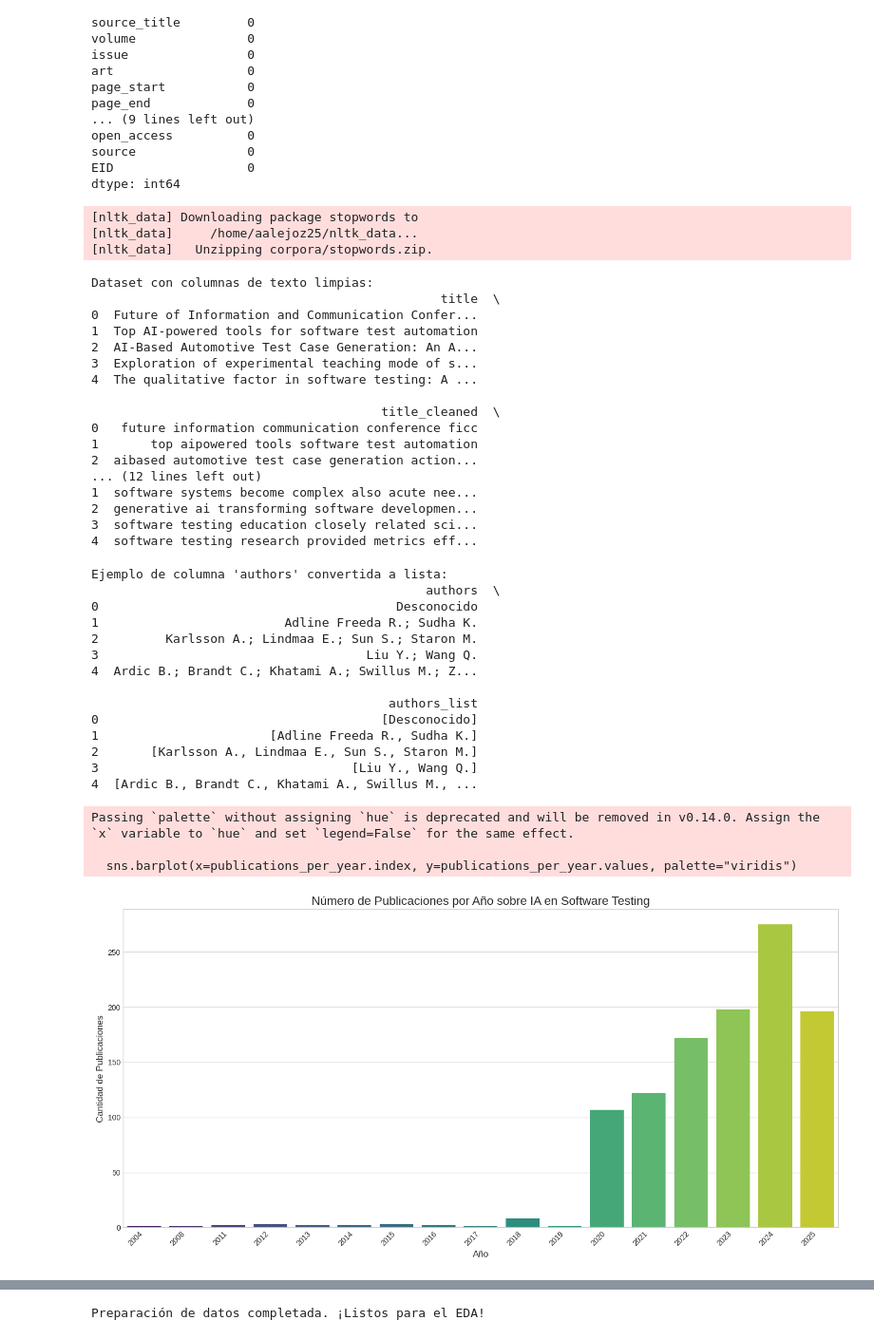
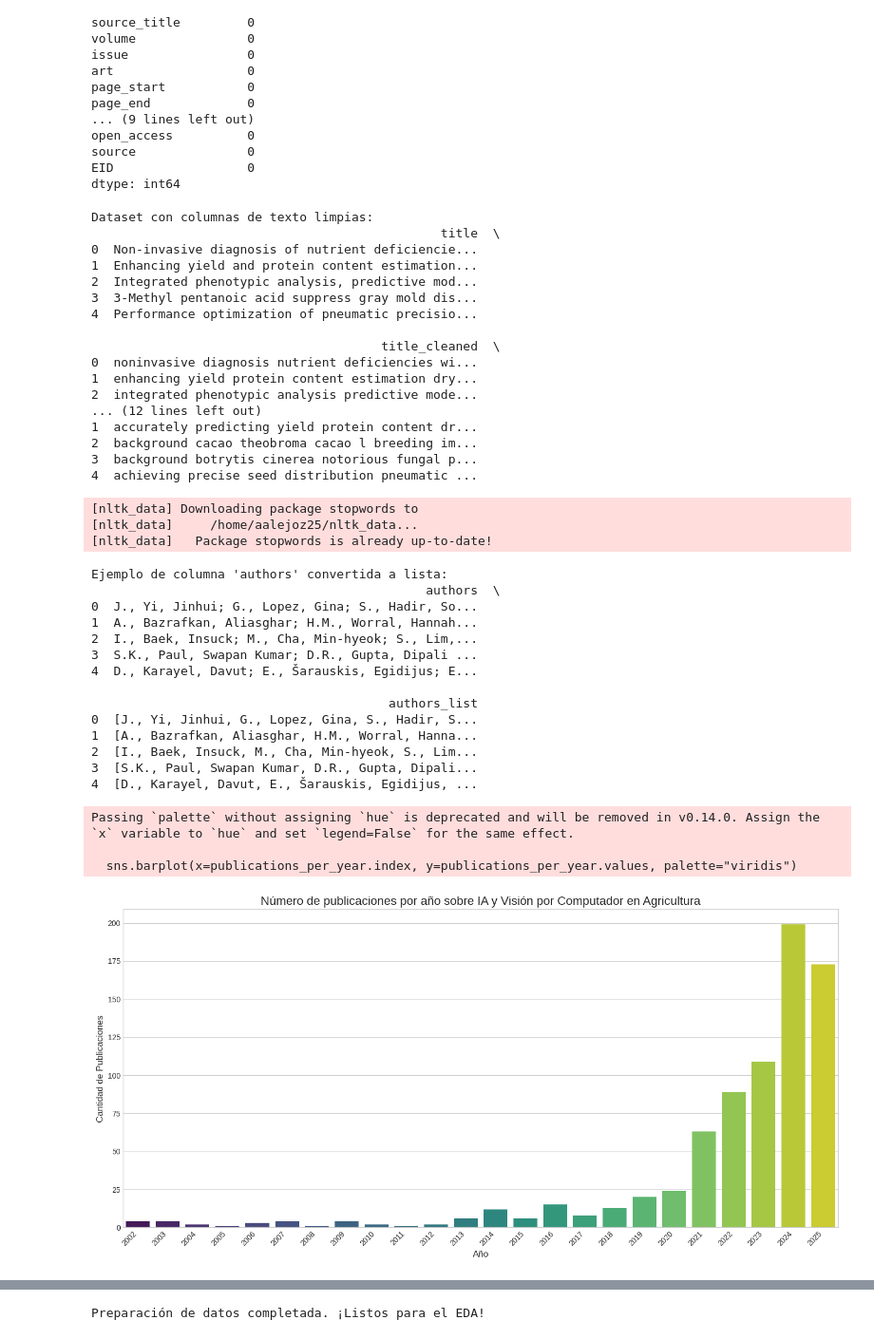
Before and after one commit to aalejoz25/EDA_RSL, a Jupyter notebook: analisis_RSL.ipynb, the cells around one changed output, grey strips where cells are left out. Shown at 95% size. Cells and saved outputs as stored; diff of their text form; code cells hidden in the pictures.

```diff
--- a/analisis_RSL.ipynb
+++ b/analisis_RSL.ipynb
@@ -46,7 +46,7 @@ OR "leaf disease" OR "plant disease" OR "foliar disease" OR "plant pathology"))
 # %% [markdown]
 # limpieza de datos
 # %%
-df = pd.read_csv("referencias_unificado.csv",delimiter='|')
+df = pd.read_csv("all_original_references.csv",delimiter=',')
 # %%
 print("Dimensiones del dataset:", df.shape)
 print("\nInformación general y tipos de datos:")
@@ -223,26 +223,26 @@ for col in text_columns_to_clean:
 print("\nDataset con columnas de texto limpias:")
 print(df[['title', 'title_cleaned', 'abstract', 'abstract_cleaned']].head())
 # %% [output]
-[nltk_data] Downloading package stopwords to
-[nltk_data]     /home/aalejoz25/nltk_data...
-[nltk_data]   Unzipping corpora/stopwords.zip.
+Dataset con columnas de texto limpias:
+                                               title  \
+0  Non-invasive diagnosis of nutrient deficiencie...
+1  Enhancing yield and protein content estimation...
+2  Integrated phenotypic analysis, predictive mod...
+3  3-Methyl pentanoic acid suppress gray mold dis...
+4  Performance optimization of pneumatic precisio...
+
+                                       title_cleaned  \
+0  noninvasive diagnosis nutrient deficiencies wi...
+1  enhancing yield protein content estimation dry...
+2  integrated phenotypic analysis predictive mode...
+... (12 lines left out)
+1  accurately predicting yield protein content dr...
+2  background cacao theobroma cacao l breeding im...
+3  background botrytis cinerea notorious fungal p...
+4  achieving precise seed distribution pneumatic ...
-Dataset con columnas de texto limpias:
-                                               title  \
-0  Future of Information and Communication Confer...
-1  Top AI-powered tools for software test automation
-2  AI-Based Automotive Test Case Generation: An A...
-3  Exploration of experimental teaching mode of s...
-4  The qualitative factor in software testing: A ...
-
-                                       title_cleaned  \
-0   future information communication conference ficc
-1       top aipowered tools software test automation
-2  aibased automotive test case generation action...
-... (12 lines left out)
-1  software systems become complex also acute nee...
-2  generative ai transforming software developmen...
-3  software testing education closely related sci...
-4  software testing research provided metrics eff...
+[nltk_data] Downloading package stopwords to
+[nltk_data]     /home/aalejoz25/nltk_data...
+[nltk_data]   Package stopwords is already up-to-date!
 # %%
 def split_column(text):
     if isinstance(text, str):
@@ -260,40 +260,40 @@ print(df[['authors', 'authors_list']].head())
 # %% [output]
 Ejemplo de columna 'authors' convertida a lista:
                                              authors  \
-0                                        Desconocido
-1                         Adline Freeda R.; Sudha K.
-2         Karlsson A.; Lindmaa E.; Sun S.; Staron M.
-3                                    Liu Y.; Wang Q.
-4  Ardic B.; Brandt C.; Khatami A.; Swillus M.; Z...
+0  J., Yi, Jinhui; G., Lopez, Gina; S., Hadir, So...
+1  A., Bazrafkan, Aliasghar; H.M., Worral, Hannah...
+2  I., Baek, Insuck; M., Cha, Min-hyeok; S., Lim,...
+3  S.K., Paul, Swapan Kumar; D.R., Gupta, Dipali ...
+4  D., Karayel, Davut; E., Šarauskis, Egidijus; E...
 
                                         authors_list
-0                                      [Desconocido]
-1                       [Adline Freeda R., Sudha K.]
-2       [Karlsson A., Lindmaa E., Sun S., Staron M.]
-3                                  [Liu Y., Wang Q.]
-4  [Ardic B., Brandt C., Khatami A., Swillus M., ...
+0  [J., Yi, Jinhui, G., Lopez, Gina, S., Hadir, S...
+1  [A., Bazrafkan, Aliasghar, H.M., Worral, Hanna...
+2  [I., Baek, Insuck, M., Cha, Min-hyeok, S., Lim...
+3  [S.K., Paul, Swapan Kumar, D.R., Gupta, Dipali...
+4  [D., Karayel, Davut, E., Šarauskis, Egidijus, ...
 # %%
 # Contar publicaciones por año y ordenarlas
 publications_per_year = df['year'].value_counts().sort_index()
 
 # Filtrar para mostrar desde el año 2000 para mayor claridad
 publications_per_year = publications_per_year[publications_per_year.index >= 2000]
 
 # Visualización
 plt.style.use('seaborn-v0_8-whitegrid')
 plt.figure(figsize=(14, 7))
 sns.barplot(x=publications_per_year.index, y=publications_per_year.values, palette="viridis")
-plt.title('Número de Publicaciones por Año sobre IA en Software Testing', fontsize=16)
+plt.title('Número de publicaciones por año sobre IA y Visión por Computador en Agricultura', fontsize=16)
 plt.xlabel('Año', fontsize=12)
 plt.ylabel('Cantidad de Publicaciones', fontsize=12)
 plt.xticks(rotation=45, ha="right")
 plt.tight_layout()
 plt.show()
 # %% [output]
 Passing `palette` without assigning `hue` is deprecated and will be removed in v0.14.0. Assign the `x` variable to `hue` and set `legend=False` for the same effect.
 
   sns.barplot(x=publications_per_year.index, y=publications_per_year.values, palette="viridis")
-[figure, old version]
+[figure, new version]
 # %%
 # Usamos 'explode' para crear una fila por cada autor en la lista 'authors_list'
 authors_exploded = df.explode('authors_list')
```
Also changed, not shown: parts of 31 cells of this notebook.
